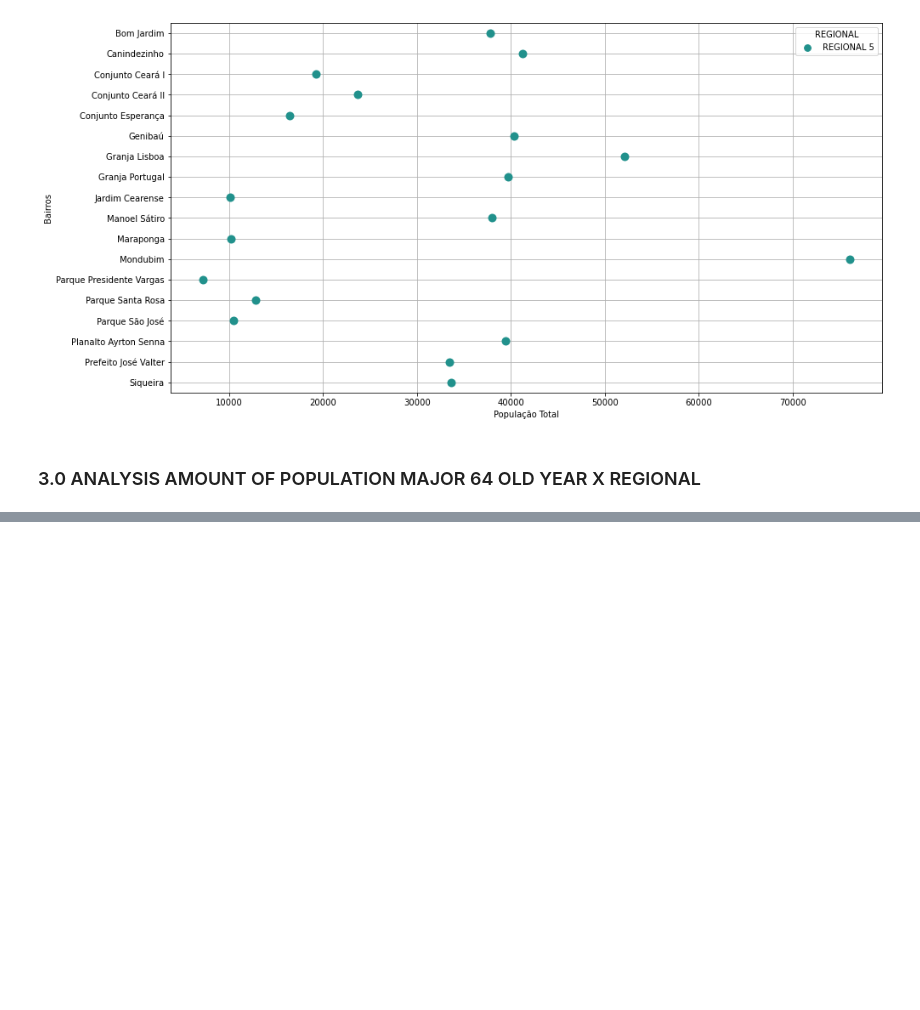
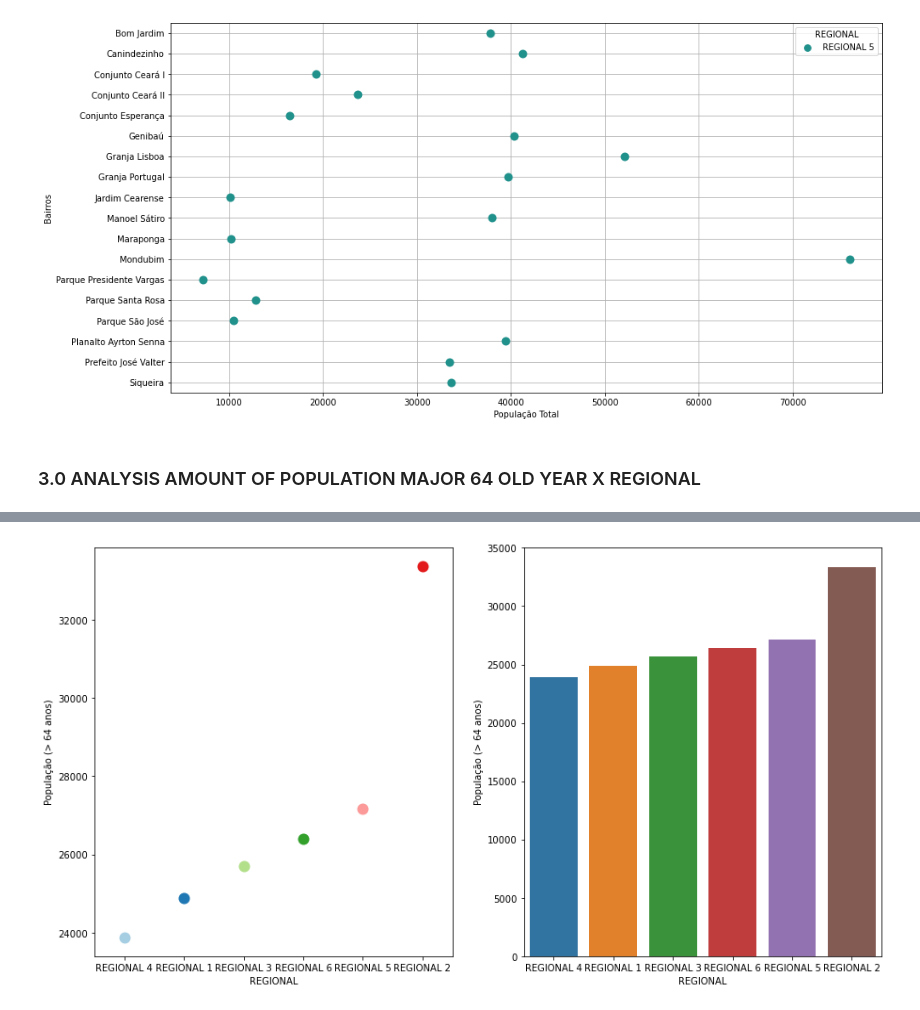
Before and after one commit to kevennchaves/Fortaleza_demographic_data, a Jupyter notebook: FORTALEZA'S DEMOGRAPHIC DATA ANALYSIS.ipynb, the cells around one changed output, grey strips where cells are left out. Drawn from its saved outputs; the diff is of its cells as text; code cells hidden in the pictures; blank space fills up the shorter version.

```diff
--- a/FORTALEZA'S DEMOGRAPHIC DATA ANALYSIS.ipynb
+++ b/FORTALEZA'S DEMOGRAPHIC DATA ANALYSIS.ipynb
@@ -373,0 +363,9 @@ IndexError: too many indices for array: array is 1-dimensional, but 2 were index
+# %%
+fig, ax = plt.subplots(1,2)
+
+ax[0] = sns.swarmplot(data=amount_old, x='REGIONAL', y='População (> 64 anos)', palette='Paired', size=12, ax=ax[0])
+
+
+ax[1] = sns.barplot(amount_old.REGIONAL, amount_old['População (> 64 anos)'], data=amount_old, ax=ax[1])
+# %% [output]
+[figure, added]
```
Also changed, not shown: parts of 11 cells of this notebook.
